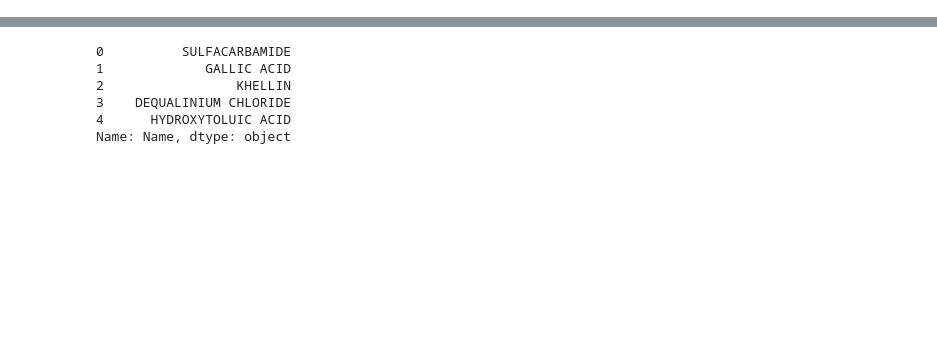
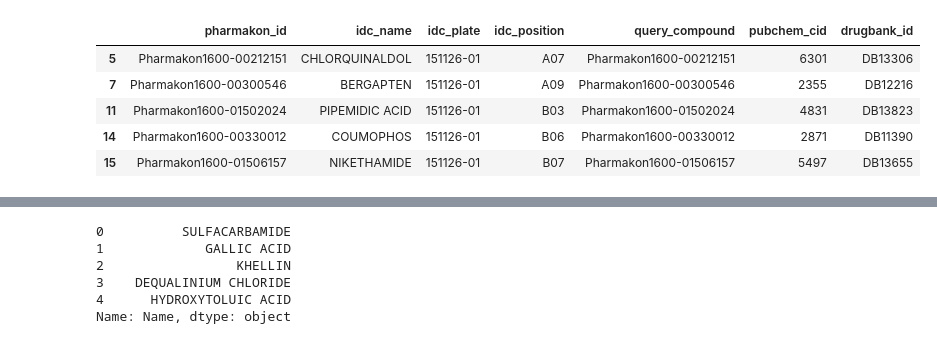
Before and after one commit to greenelab/circadian-clock-modulators, a Jupyter notebook: 11.map-compounds.ipynb, the cells around one changed output, grey strips where cells are left out. Saved outputs shown, nothing was run; the diff lists cells and outputs as text; code cells hidden in the pictures; blank space fills up the shorter version.

```diff
--- a/11.map-compounds.ipynb
+++ b/11.map-compounds.ipynb
@@ -21,0 +101,10 @@ idc_df.head(2)
+# %%
+# show only records that have drugbank_id
+idc_map_df.dropna(subset=["drugbank_id"]).head()
+# %% [output]
+|  | pharmakon_id | idc_name | idc_plate | idc_position | query_compound | pubchem_cid | drugbank_id |
+| 5 | Pharmakon1600-00212151 | CHLORQUINALDOL | 151126-01 | A07 | Pharmakon1600-00212151 | 6301 | DB13306 |
+| 7 | Pharmakon1600-00300546 | BERGAPTEN | 151126-01 | A09 | Pharmakon1600-00300546 | 2355 | DB12216 |
+| 11 | Pharmakon1600-01502024 | PIPEMIDIC ACID | 151126-01 | B03 | Pharmakon1600-01502024 | 4831 | DB13823 |
+| 14 | Pharmakon1600-00330012 | COUMOPHOS | 151126-01 | B06 | Pharmakon1600-00330012 | 2871 | DB11390 |
+| 15 | Pharmakon1600-01506157 | NIKETHAMIDE | 151126-01 | B07 | Pharmakon1600-01506157 | 5497 | DB13655 |
```
Also changed, not shown: parts of 12 cells of this notebook, 1 other file.
